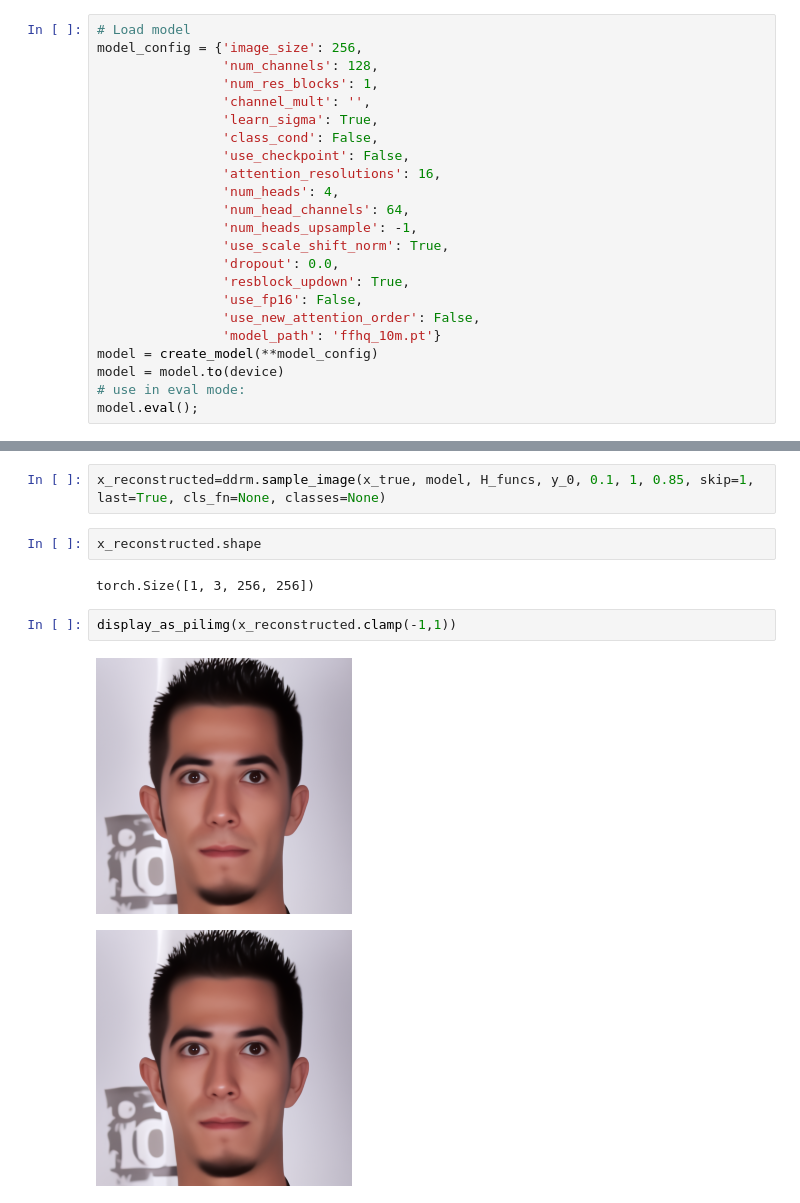
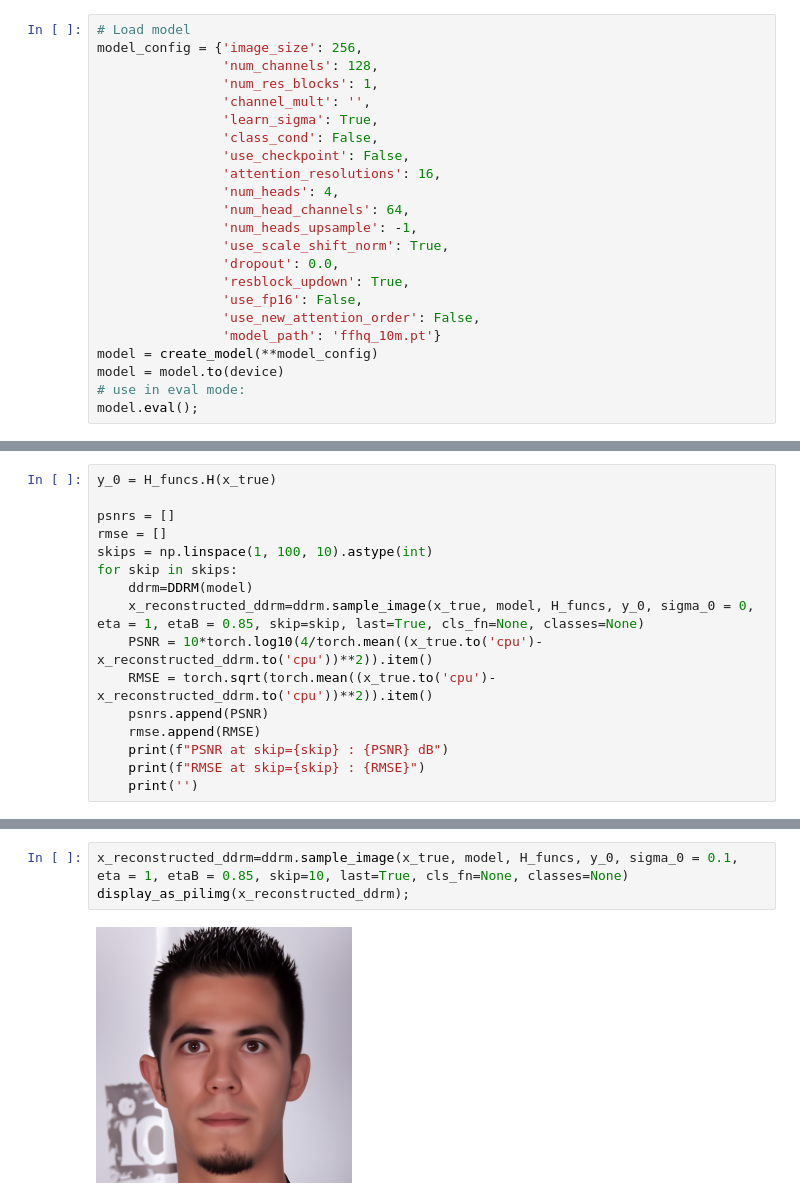
Before and after one commit to meilame-tayebjee/DiffusionRestoration, a Jupyter notebook: experiments_meilame.ipynb, the cells around one changed output, grey strips where cells are left out. Drawn from its saved outputs; the diff is of its cells as text.

```diff
--- a/experiments_meilame.ipynb
+++ b/experiments_meilame.ipynb
@@ -366,0 +422,16 @@ display_as_pilimg(x_true+sigma_noise*torch.randn_like(x_true))
+# %%
+y_0 = H_funcs.H(x_true)
+
+psnrs = []
+rmse = []
+skips = np.linspace(1, 100, 10).astype(int)
+for skip in skips:
+    ddrm=DDRM(model)
+    x_reconstructed_ddrm=ddrm.sample_image(x_true, model, H_funcs, y_0, sigma_0 = 0, eta = 1, etaB = 0.85, skip=skip, last=True, cls_fn=None, classes=None)
+    PSNR = 10*torch.log10(4/torch.mean((x_true.to('cpu')-x_reconstructed_ddrm.to('cpu'))**2)).item()
+    RMSE = torch.sqrt(torch.mean((x_true.to('cpu')-x_reconstructed_ddrm.to('cpu'))**2)).item()
+    psnrs.append(PSNR)
+    rmse.append(RMSE)
+    print(f"PSNR at skip={skip} : {PSNR} dB")
+    print(f"RMSE at skip={skip} : {RMSE}")
+    print('')
@@ -367,11 +459,5 @@ display_as_pilimg(x_true+sigma_noise*torch.randn_like(x_true))
 # %%
-x_reconstructed=ddrm.sample_image(x_true, model, H_funcs, y_0, 0.1, 1, 0.85, skip=1, last=True, cls_fn=None, classes=None)
+x_reconstructed_ddrm=ddrm.sample_image(x_true, model, H_funcs, y_0, sigma_0 = 0.1, eta = 1, etaB = 0.85, skip=10, last=True, cls_fn=None, classes=None)
+display_as_pilimg(x_reconstructed_ddrm);
+# %% [output]
+[figure, added]
-# %%
-x_reconstructed.shape
-# %% [output]
-torch.Size([1, 3, 256, 256])
-# %%
-display_as_pilimg(x_reconstructed.clamp(-1,1))
-# %% [output]
-[figure, removed]
-[figure, removed]
```
Also changed, not shown: parts of 21 cells of this notebook.
